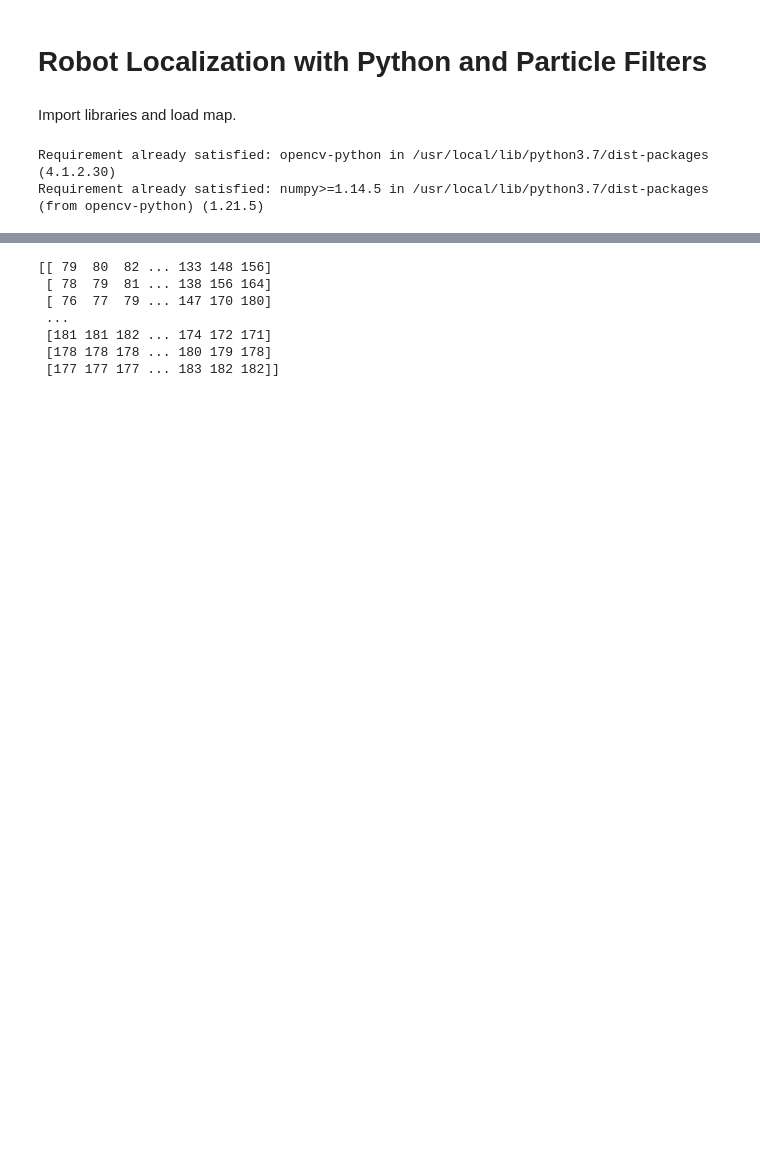
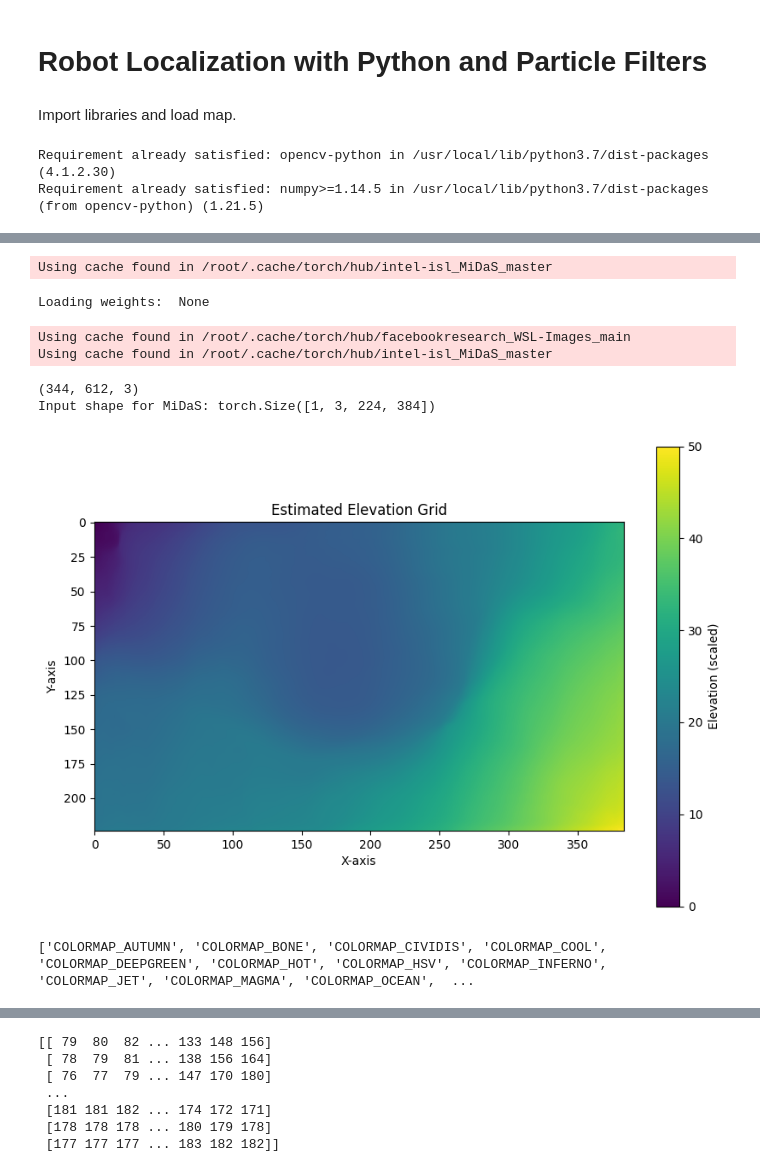
Before and after one commit to AbhishekMathur11/Robot-Localization-with-Python-and-Particle-Filters, a Jupyter notebook: robot.ipynb, the cells around one changed output, grey strips where cells are left out. Drawn from its saved outputs; the diff is of its cells as text; code cells hidden in the pictures; blank space fills up the shorter version.

```diff
--- a/robot.ipynb
+++ b/robot.ipynb
@@ -12,0 +25,70 @@ Requirement already satisfied: numpy>=1.14.5 in /usr/local/lib/python3.7/dist-pa
+# %%
+import torch
+import cv2
+import numpy as np
+import matplotlib.pyplot as plt
+
+# Load the pre-trained MiDaS model
+model = torch.hub.load("intel-isl/MiDaS", "MiDaS")
+model.eval()
+
+# Load the MiDaS transformation pipeline
+midas_transforms = torch.hub.load("intel-isl/MiDaS", "transforms")
+transform = midas_transforms.default_transform
+
+# Load the terrain image (grayscale or RGB)
+image_path = "/content/terrain.jpg"  # Replace with your image path
+img = cv2.imread(image_path)
+print(img.shape)
+
+# Ensure the image is in RGB format
+if len(img.shape) == 2 or img.shape[2] == 1:  # Grayscale
+    img = cv2.cvtColor(img, cv2.COLOR_GRAY2RGB)
+
+# Convert BGR (default from OpenCV) to RGB
+img = cv2.cvtColor(img, cv2.COLOR_BGR2RGB)
+
+# Prepare the image for the MiDaS model
+input_batch = transform(img)  # Add batch dimension
+
+# Debugging: Print input shape
+print("Input shape for MiDaS:", input_batch.shape)  # Should be [1, 3, height, width]
+
+# Predict depth
+with torch.no_grad():
+    depth = model(input_batch)
+    depth = depth.squeeze().cpu().numpy()
+
+# Normalize the depth map
+depth_normalized = (depth - depth.min()) / (depth.max() - depth.min())
+
+# Adjust scale for elevation grid (experimentally tweak scaling factor)
+scaling_factor = 50  # Increase or decrease based on observed elevation
+elevation_grid = depth_normalized * scaling_factor
+
+# Save the elevation grid for UGV simulations (optional)
+np.save("elevation_grid.npy", elevation_grid)
+
+# Visualize the elevation grid
+plt.figure(figsize=(10, 7))
+plt.imshow(elevation_grid, cmap="viridis")
+plt.colorbar(label="Elevation (scaled)")
+plt.title("Estimated Elevation Grid")
+plt.xlabel("X-axis")
+plt.ylabel("Y-axis")
+plt.show()
+# %% [output]
+Using cache found in /root/.cache/torch/hub/intel-isl_MiDaS_master
+Loading weights:  None
+Using cache found in /root/.cache/torch/hub/facebookresearch_WSL-Images_main
+Using cache found in /root/.cache/torch/hub/intel-isl_MiDaS_master
+(344, 612, 3)
+Input shape for MiDaS: torch.Size([1, 3, 224, 384])
+[figure, added]
+# %%
+import cv2
+
+# List all available colormaps
+print([attr for attr in dir(cv2) if 'COLORMAP' in attr])
+# %% [output]
+['COLORMAP_AUTUMN', 'COLORMAP_BONE', 'COLORMAP_CIVIDIS', 'COLORMAP_COOL', 'COLORMAP_DEEPGREEN', 'COLORMAP_HOT', 'COLORMAP_HSV', 'COLORMAP_INFERNO', 'COLORMAP_JET', 'COLORMAP_MAGMA', 'COLORMAP_OCEAN',  ...
```
Also changed, not shown: parts of 5 cells of this notebook.
